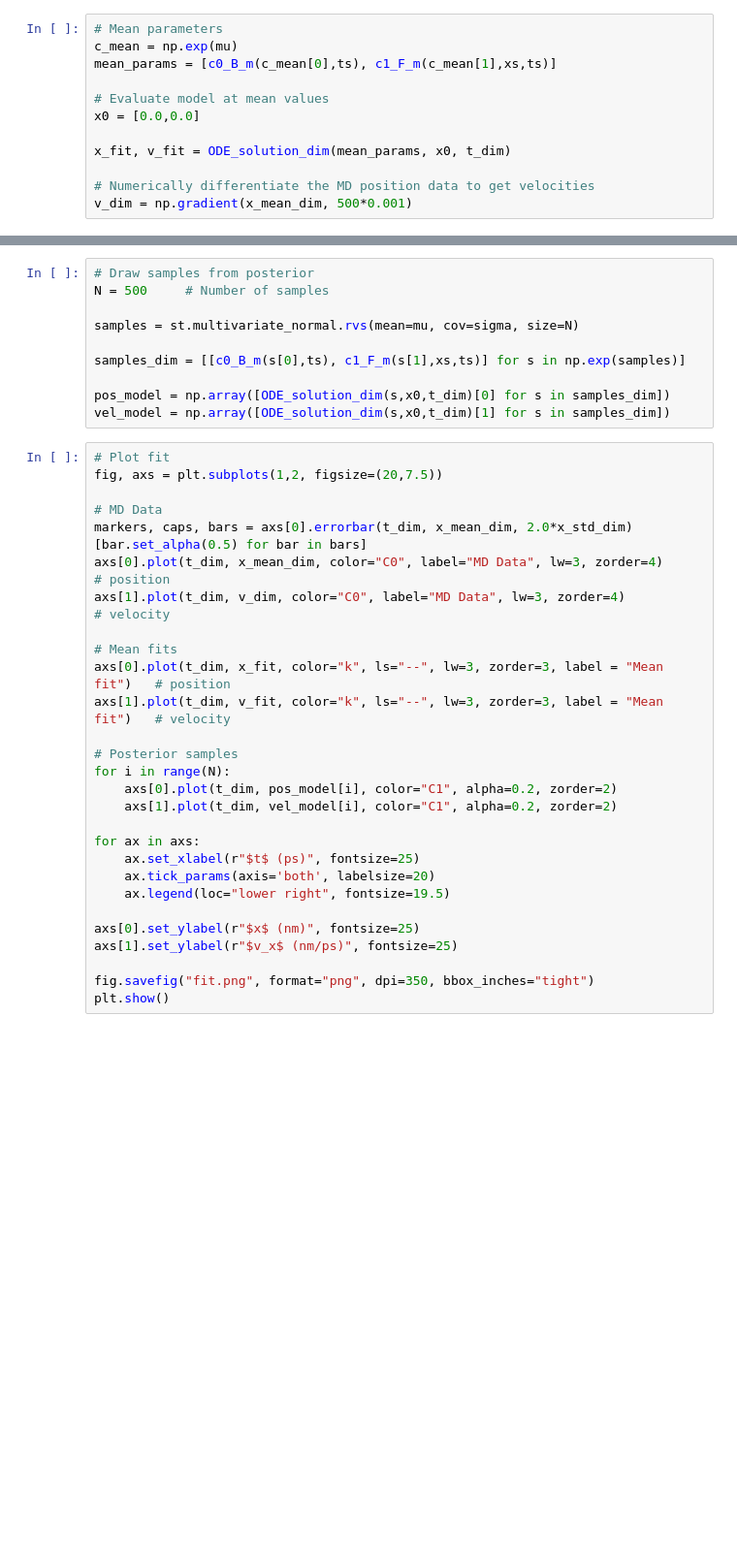
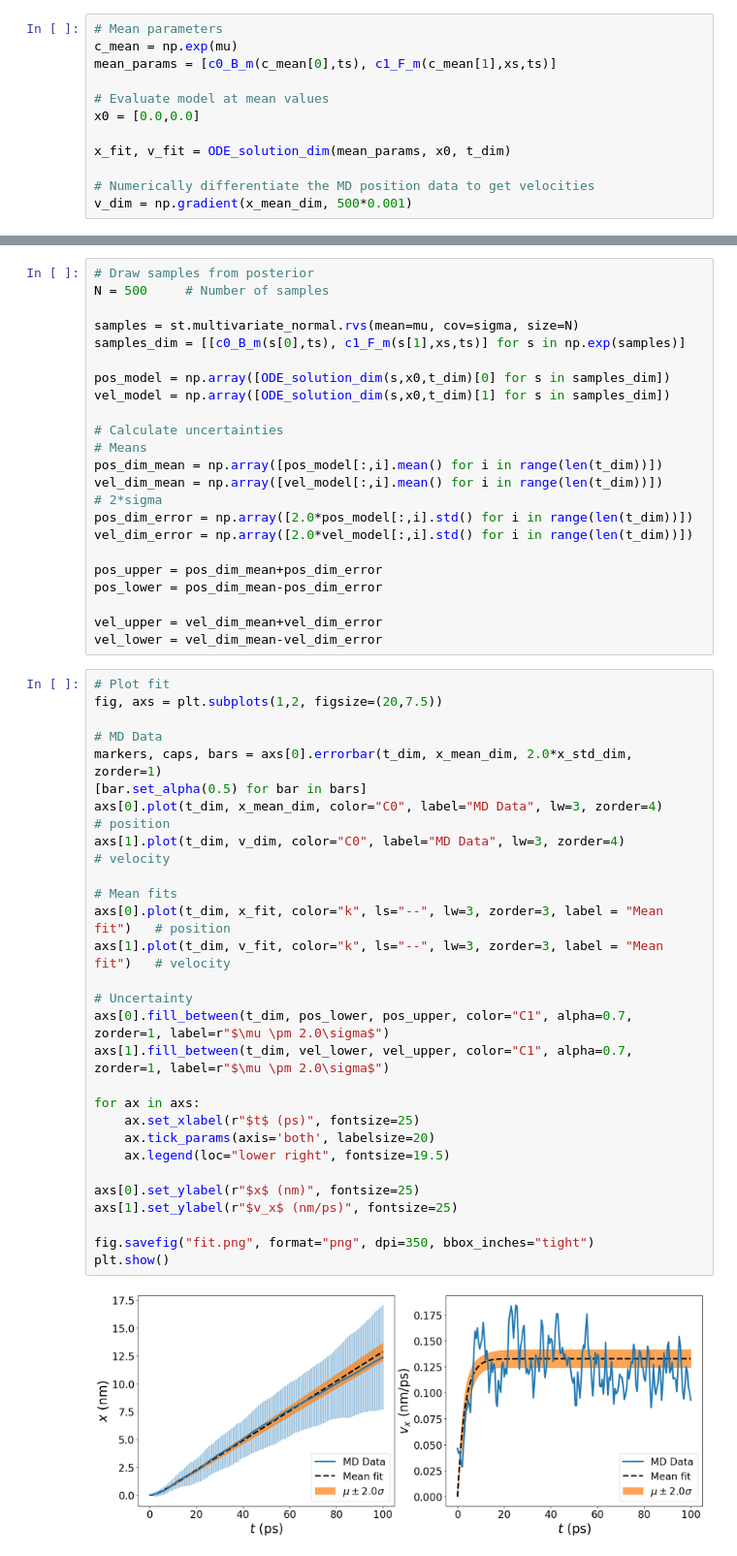
Before and after one commit to geraldineanis/DislocCode, a Jupyter notebook: de_mcmc/de_mc_analysis.ipynb, the cells around one changed output, grey strips where cells are left out. Shown: that part at 97% size. Saved outputs shown, nothing was run; the diff lists cells and outputs as text; blank space fills up the shorter version.

```diff
--- a/de_mcmc/de_mc_analysis.ipynb
+++ b/de_mcmc/de_mc_analysis.ipynb
@@ -162,37 +161,51 @@ print(f"RMSE = {round(rmse,3)}")
 N = 500     # Number of samples
 
 samples = st.multivariate_normal.rvs(mean=mu, cov=sigma, size=N)
-
 samples_dim = [[c0_B_m(s[0],ts), c1_F_m(s[1],xs,ts)] for s in np.exp(samples)]
 
 pos_model = np.array([ODE_solution_dim(s,x0,t_dim)[0] for s in samples_dim])
 vel_model = np.array([ODE_solution_dim(s,x0,t_dim)[1] for s in samples_dim])
+
+# Calculate uncertainties
+# Means
+pos_dim_mean = np.array([pos_model[:,i].mean() for i in range(len(t_dim))])
+vel_dim_mean = np.array([vel_model[:,i].mean() for i in range(len(t_dim))])
+# 2*sigma
+pos_dim_error = np.array([2.0*pos_model[:,i].std() for i in range(len(t_dim))])
+vel_dim_error = np.array([2.0*vel_model[:,i].std() for i in range(len(t_dim))])
+
+pos_upper = pos_dim_mean+pos_dim_error
+pos_lower = pos_dim_mean-pos_dim_error
+
+vel_upper = vel_dim_mean+vel_dim_error
+vel_lower = vel_dim_mean-vel_dim_error
 # %%
 # Plot fit
 fig, axs = plt.subplots(1,2, figsize=(20,7.5))
 
 # MD Data
-markers, caps, bars = axs[0].errorbar(t_dim, x_mean_dim, 2.0*x_std_dim)
+markers, caps, bars = axs[0].errorbar(t_dim, x_mean_dim, 2.0*x_std_dim, zorder=1)
 [bar.set_alpha(0.5) for bar in bars]
 axs[0].plot(t_dim, x_mean_dim, color="C0", label="MD Data", lw=3, zorder=4)      # position
 axs[1].plot(t_dim, v_dim, color="C0", label="MD Data", lw=3, zorder=4)           # velocity
 
 # Mean fits
 axs[0].plot(t_dim, x_fit, color="k", ls="--", lw=3, zorder=3, label = "Mean fit")   # position
 axs[1].plot(t_dim, v_fit, color="k", ls="--", lw=3, zorder=3, label = "Mean fit")   # velocity
 
-# Posterior samples
-for i in range(N):
-    axs[0].plot(t_dim, pos_model[i], color="C1", alpha=0.2, zorder=2)
-    axs[1].plot(t_dim, vel_model[i], color="C1", alpha=0.2, zorder=2)
+# Uncertainty
+axs[0].fill_between(t_dim, pos_lower, pos_upper, color="C1", alpha=0.7, zorder=1, label=r"$\mu \pm 2.0\sigma$")
+axs[1].fill_between(t_dim, vel_lower, vel_upper, color="C1", alpha=0.7, zorder=1, label=r"$\mu \pm 2.0\sigma$")
 
 for ax in axs:
     ax.set_xlabel(r"$t$ (ps)", fontsize=25)
     ax.tick_params(axis='both', labelsize=20)
     ax.legend(loc="lower right", fontsize=19.5)
 
 axs[0].set_ylabel(r"$x$ (nm)", fontsize=25)
 axs[1].set_ylabel(r"$v_x$ (nm/ps)", fontsize=25)
 
 fig.savefig("fit.png", format="png", dpi=350, bbox_inches="tight")
 plt.show()
+# %% [output]
+[figure, added]
```
Also changed, not shown: parts of 3 cells of this notebook.
